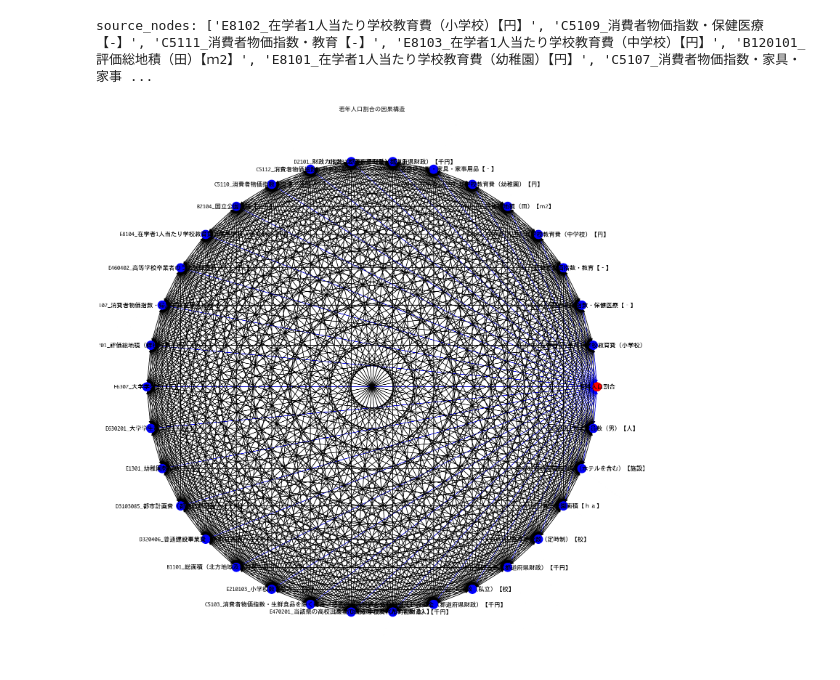
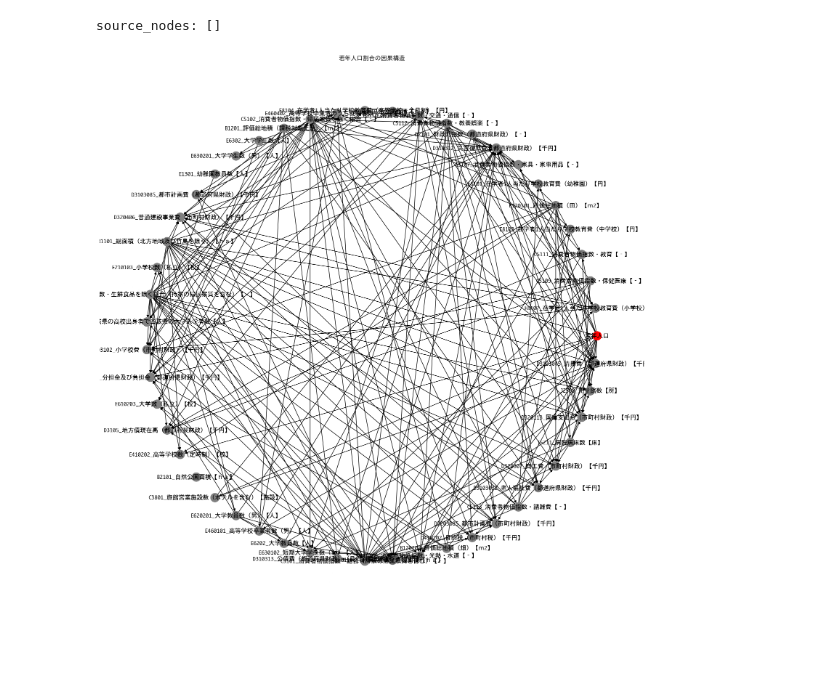
Before and after one commit to Itsuki966/structure_analysis, a Jupyter notebook: notears_pref.ipynb, the cells around one changed output. Drawn from its saved outputs; the diff is of its cells as text; code cells hidden in the pictures; blank space fills up the shorter version.

```diff
--- a/notears_pref.ipynb
+++ b/notears_pref.ipynb
@@ -49,11 +54,8 @@ def plot_struct(dag, node_color, edge_color, title, figsize=(15, 15)):
 # %%
 df = pd.read_csv("/Users/itsukikuwahara/Desktop/codes/research/data/data_pref/df.csv")
 df_cr = pd.read_csv("/Users/itsukikuwahara/Desktop/codes/research/data/data_pref/df_cr.csv")
-# %%
-df.drop(columns=["調査年","地域"], inplace=True)
-df_cr.drop(columns=["地域"], inplace=True)
 # %%
-feature = ['若年人口割合','E8102_在学者1人当たり学校教育費（小学校）【円】', 'C5109_消費者物価指数・保健医療【‐】',
+feature = ['若年人口','E8102_在学者1人当たり学校教育費（小学校）【円】', 'C5109_消費者物価指数・保健医療【‐】',
        'C5111_消費者物価指数・教育【‐】', 'E8103_在学者1人当たり学校教育費（中学校）【円】',
        'B120101_評価総地積（田）【ｍ2】', 'E8101_在学者1人当たり学校教育費（幼稚園）【円】',
        'C5107_消費者物価指数・家具・家事用品【‐】', 'D310312_災害復旧費（都道府県財政）【千円】',
@@ -68,22 +70,24 @@ feature = ['若年人口割合','E8102_在学者1人当たり学校教育費（
        'E470201_当該県の高校出身者で当該県の大学入学者数【人】', 'D3203102_小学校費（市町村財政）【千円】',
        'D310105_分担金及び負担金（都道府県財政）【千円】', 'E610203_大学数（私立）【校】',
        'D3105_地方債現在高（都道府県財政）【千円】', 'E410202_高等学校数（定時制）【校】', 'B2101_自然公園面積【ｈａ】',
-       'C3801_旅館営業施設数（ホテルを含む）【施設】', 'E620201_大学教員数（男）【人】']
-       # 'E460101_高等学校卒業者数（男）【人】', 'E6202_大学教員数【人】', 'E630102_短期大学学生数（女）【人】',
-       # 'D310313_公債費（都道府県財政）（目的別歳出内訳）【千円】', 'C5101_消費者物価指数・総合（持家の帰属家賃を含む）【‐】',
-       # 'B1108_自然環境保全地域面積【ｈａ】', 'C5106_消費者物価指数・光熱・水道【‐】',
-       # 'B120102_評価総地積（畑）【ｍ2】', 'D410202_目的税（市町村税）【千円】',
-       # 'D3203085_都市計画費（市町村財政）【千円】', 'C5113_消費者物価指数・諸雑費【‐】',
-       # 'D3103032_老人福祉費（都道府県財政）【千円】', 'D320307_商工費（市町村財政）【千円】',
-       # 'I5211_病院病床数【床】', 'D320113_国庫支出金（市町村財政）【千円】', 'J2509_児童館数【所】',
-       # 'D3103045_清掃費（都道府県財政）【千円】']
-
-temp = df[feature].dropna()
-
-sl = from_pandas(temp)
+       'C3801_旅館営業施設数（ホテルを含む）【施設】', 'E620201_大学教員数（男）【人】',
+       'E460101_高等学校卒業者数（男）【人】', 'E6202_大学教員数【人】', 'E630102_短期大学学生数（女）【人】',
+       'D310313_公債費（都道府県財政）（目的別歳出内訳）【千円】', 'C5101_消費者物価指数・総合（持家の帰属家賃を含む）【‐】',
+       'B1108_自然環境保全地域面積【ｈａ】', 'C5106_消費者物価指数・光熱・水道【‐】',
+       'B120102_評価総地積（畑）【ｍ2】', 'D410202_目的税（市町村税）【千円】',
+       'D3203085_都市計画費（市町村財政）【千円】', 'C5113_消費者物価指数・諸雑費【‐】',
+       'D3103032_老人福祉費（都道府県財政）【千円】', 'D320307_商工費（市町村財政）【千円】',
+       'I5211_病院病床数【床】', 'D320113_国庫支出金（市町村財政）【千円】', 'J2509_児童館数【所】',
+       'D3103045_清掃費（都道府県財政）【千円】']
+# %%
+temp = del_city(df_cr, city="東京都")
+temp = del_city(temp, city="大阪府")
+temp = temp[feature]
+
+sl = structure_learning(temp,threshold=0.5)
 # %%
-node_colors, edge_colors = make_color_list(sl, target_node="若年人口割合")
+node_colors, edge_colors = make_color_list(sl, target_node="若年人口")
 plot_struct(sl, node_colors, edge_colors, "若年人口割合の因果構造")
 # %% [output]
-source_nodes: ['E8102_在学者1人当たり学校教育費（小学校）【円】', 'C5109_消費者物価指数・保健医療【‐】', 'C5111_消費者物価指数・教育【‐】', 'E8103_在学者1人当たり学校教育費（中学校）【円】', 'B120101_評価総地積（田）【ｍ2】', 'E8101_在学者1人当たり学校教育費（幼稚園）【円】', 'C5107_消費者物価指数・家具・家事 ...
+source_nodes: []
-[figure, old version]
+[figure, new version]
```
Also changed, not shown: parts of 1 cell of this notebook.
